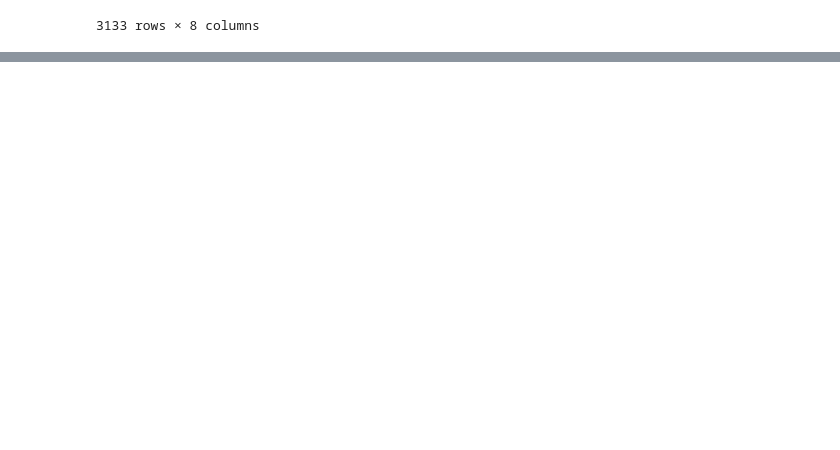
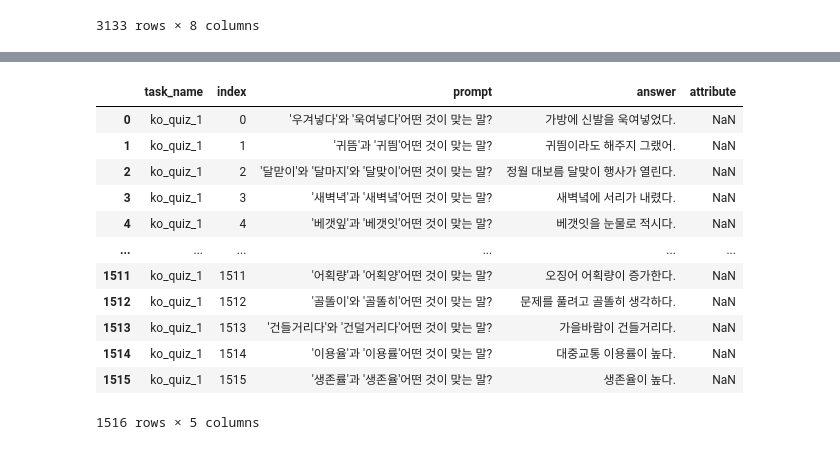
Before and after one commit to CreativeSynth/TaskManager, a Jupyter notebook: ko_quiz/crawl_quiz.ipynb, the cells around one changed output, grey strips where cells are left out. Saved outputs shown, nothing was run; the diff lists cells and outputs as text; code cells hidden in the pictures; blank space fills up the shorter version.

```diff
--- a/ko_quiz/crawl_quiz.ipynb
+++ b/ko_quiz/crawl_quiz.ipynb
@@ -133,0 +138,30 @@ browser.quit()
+# %%
+# ko_quiz_1(알쏭달쏭 우리말)
+ko_quiz_1 = pd.DataFrame(columns=['task_name', 'index', 'prompt', 'answer', 'attribute'])
+
+i = 0 # index
+while (i < 1516):
+    # get index
+    ko_quiz_1.loc[i,'index'] = i
+    # get prompt
+    ko_quiz_1.loc[i,'prompt'] = df.loc[i,'question']
+    # get answer
+    ko_quiz_1.loc[i,'answer'] = df.loc[i,'answer']
+    # append to ko_quiz_1
+    ko_quiz_1.loc[i,'task_name'] = 'ko_quiz_1'
+    i += 1
+ko_quiz_1
+# %% [output]
+|  | task_name | index | prompt | answer | attribute |
+| 0 | ko_quiz_1 | 0 | '우겨넣다'와 '욱여넣다'어떤 것이 맞는 말? | 가방에 신발을 욱여넣었다. | NaN |
+| 1 | ko_quiz_1 | 1 | '귀뜸'과 '귀띔'어떤 것이 맞는 말? | 귀띔이라도 해주지 그랬어. | NaN |
+| 2 | ko_quiz_1 | 2 | '달맏이'와 '달마지'와 '달맞이'어떤 것이 맞는 말? | 정월 대보름 달맞이 행사가 열린다. | NaN |
+| 3 | ko_quiz_1 | 3 | '새벽녁'과 '새벽녘'어떤 것이 맞는 말? | 새벽녘에 서리가 내렸다. | NaN |
+| 4 | ko_quiz_1 | 4 | '베갯잎'과 '베갯잇'어떤 것이 맞는 말? | 베갯잇을 눈물로 적시다. | NaN |
+| ... | ... | ... | ... | ... | ... |
+| 1511 | ko_quiz_1 | 1511 | '어획량'과 '어획양'어떤 것이 맞는 말? | 오징어 어획량이 증가한다. | NaN |
+| 1512 | ko_quiz_1 | 1512 | '골똘이'와 '골똘히'어떤 것이 맞는 말? | 문제를 풀려고 골똘히 생각하다. | NaN |
+| 1513 | ko_quiz_1 | 1513 | '건들거리다'와 '건덜거리다'어떤 것이 맞는 말? | 가을바람이 건들거리다. | NaN |
+| 1514 | ko_quiz_1 | 1514 | '이용율'과 '이용률'어떤 것이 맞는 말? | 대중교통 이용률이 높다. | NaN |
+| 1515 | ko_quiz_1 | 1515 | '생존률'과 '생존율'어떤 것이 맞는 말? | 생존율이 높다. | NaN |
+1516 rows × 5 columns
```
Also changed, not shown: parts of 10 cells of this notebook, 9 other files.
